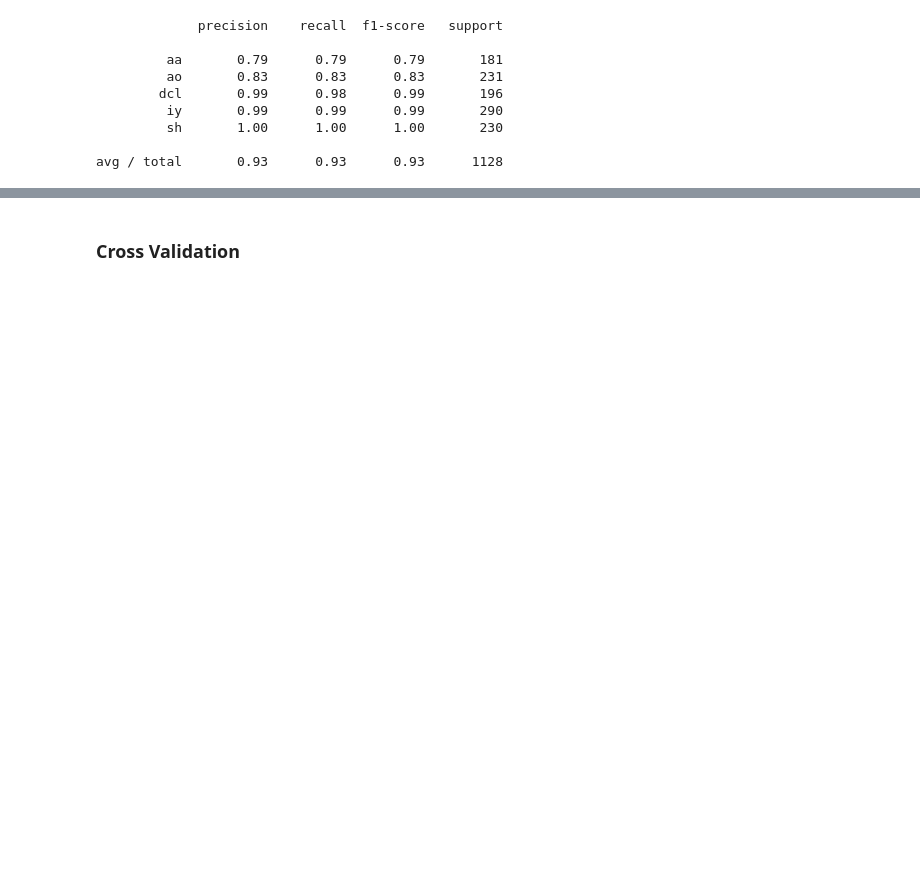
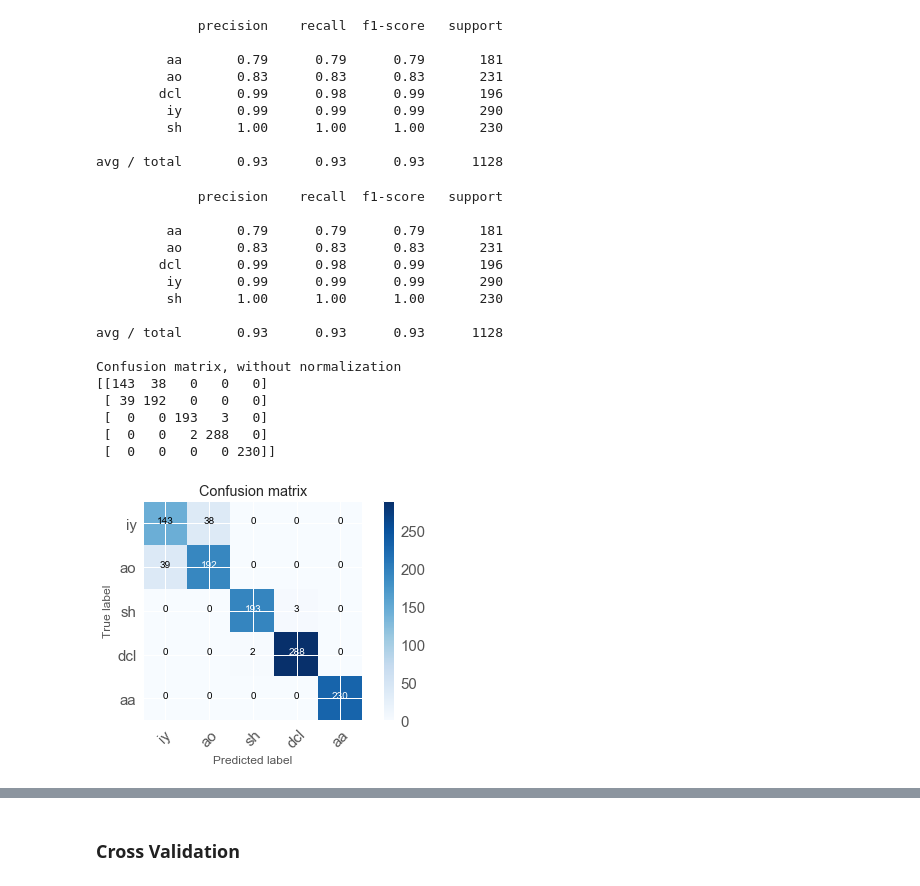
Before and after one commit to Andrew-Carl/CFSB-Coding-Challenge, a Jupyter notebook: CFSB.ipynb, the cells around one changed output, grey strips where cells are left out. Saved outputs shown, nothing was run; the diff lists cells and outputs as text; code cells hidden in the pictures; blank space fills up the shorter version.

```diff
--- a/CFSB.ipynb
+++ b/CFSB.ipynb
@@ -195,6 +204,11 @@ Training set: (3381, 256) (3381,)
 Testing set: (1128, 256) (1128,)
 # %% [markdown]
 ### Training the Model
+# %%
+# Feature Scaling.
+sc = StandardScaler()
+X_train = sc.fit_transform(X_train)
+X_test = sc.transform(X_test)
 # %%
 lda = LinearDiscriminantAnalysis()
 # %%
@@ -206,8 +220,8 @@ LinearDiscriminantAnalysis(n_components=None, priors=None, shrinkage=None,
 # %% [markdown]
 ### Predict
 # %%
-yhat = lda.predict(X_test)
-yhat
+y_pred = lda.predict(X_test)
+y_pred
 # %% [output]
 array(['sh', 'aa', 'iy', ..., 'ao', 'iy', 'dcl'], dtype='<U3')
 # %% [markdown]
@@ -239,0 +291,34 @@ avg / total       0.93      0.93      0.93      1128
+# %%
+# Compute confusion matrix
+cnf_matrix = confusion_matrix(y_test, y_pred)
+np.set_printoptions(precision=2)
+
+print (classification_report(y_test, y_pred))
+
+# Plot non-normalized confusion matrix
+plt.figure()
+plot_confusion_matrix(cnf_matrix, classes=['iy',
+                                           'ao',
+                                           'sh',
+                                           'dcl',
+                                           'aa'],
+                                            normalize= False,
+                                            title='Confusion matrix')
+# %% [output]
+             precision    recall  f1-score   support
+
+         aa       0.79      0.79      0.79       181
+         ao       0.83      0.83      0.83       231
+        dcl       0.99      0.98      0.99       196
+         iy       0.99      0.99      0.99       290
+         sh       1.00      1.00      1.00       230
+
+avg / total       0.93      0.93      0.93      1128
+
+Confusion matrix, without normalization
+[[143  38   0   0   0]
+ [ 39 192   0   0   0]
+ [  0   0 193   3   0]
+ [  0   0   2 288   0]
+ [  0   0   0   0 230]]
+[figure, added]
```
Also changed, not shown: parts of 28 cells of this notebook.
